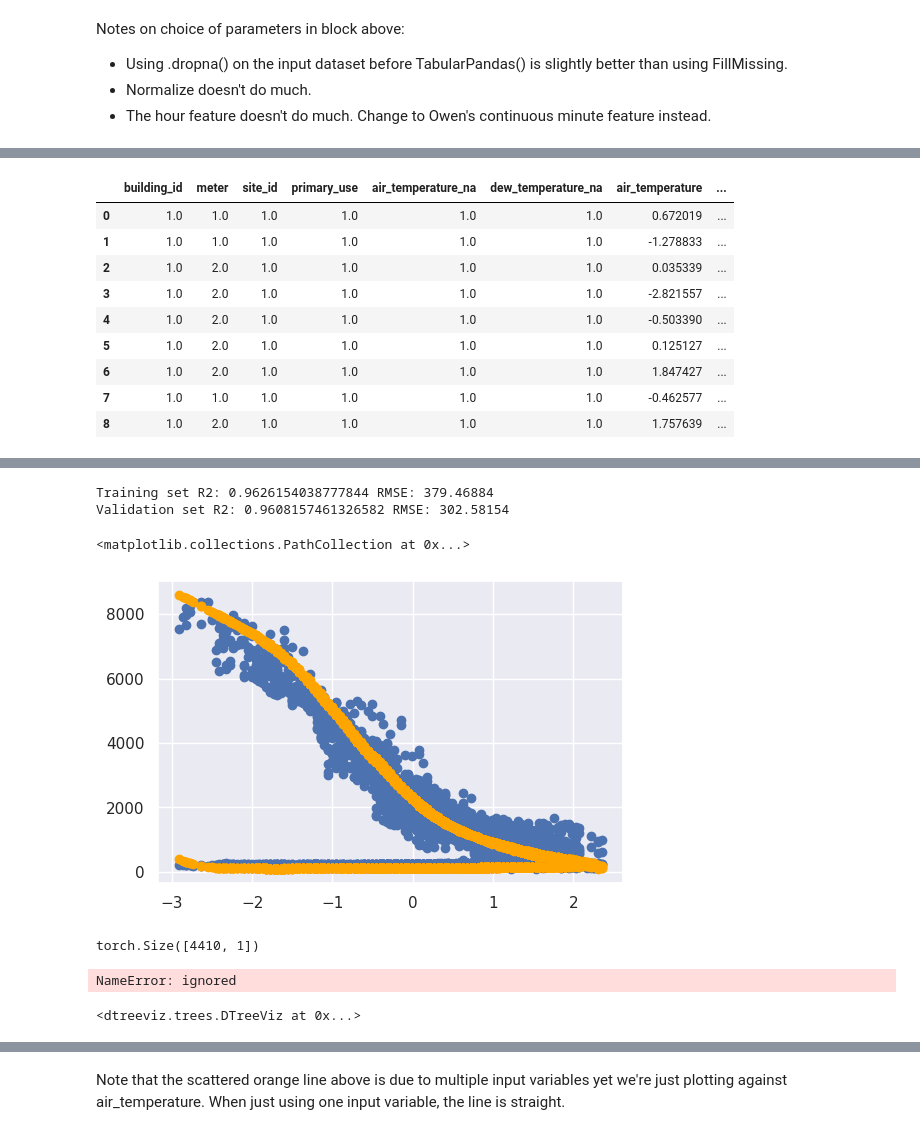
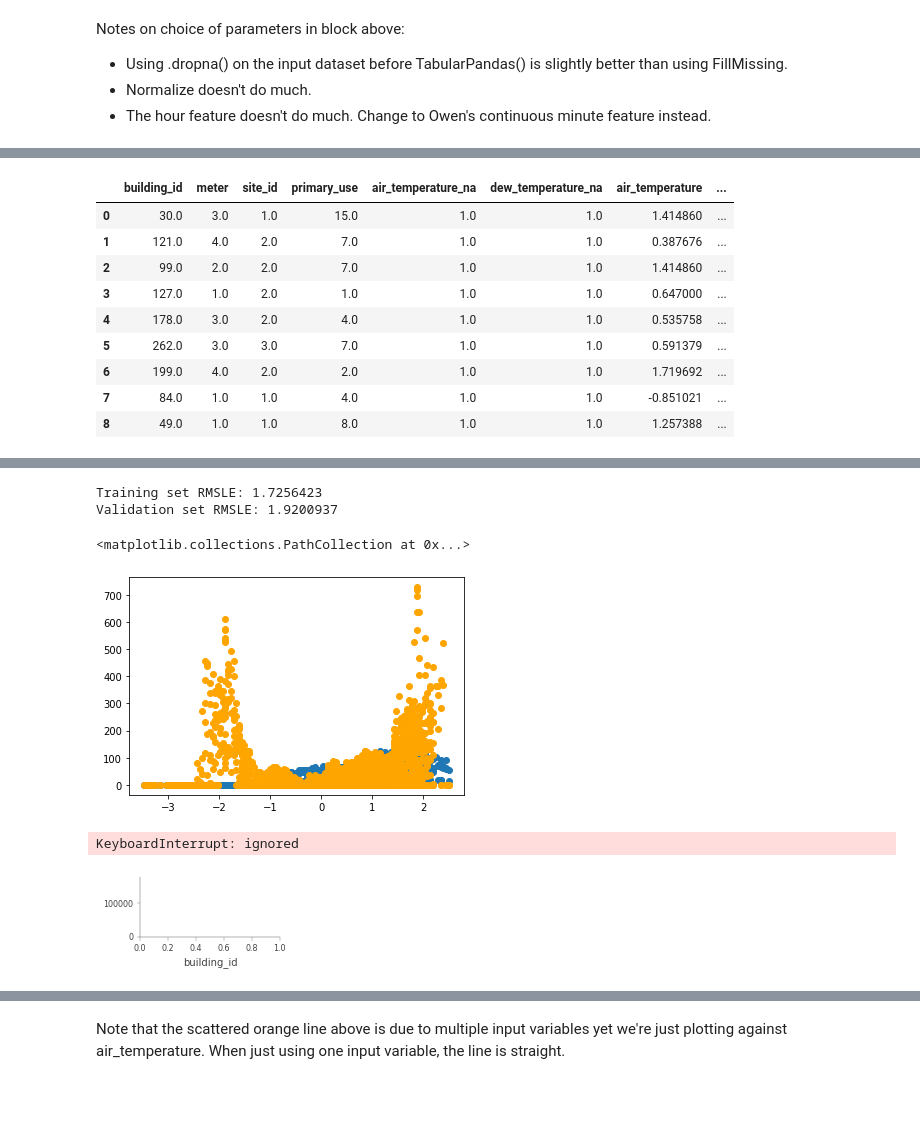
Before and after one commit to fastai-energetic-engineering/ashrae, a Jupyter notebook: ASHRAE_energy_fastai.ipynb, the cells around one changed output, grey strips where cells are left out. Saved outputs shown, nothing was run; the diff lists cells and outputs as text; code cells hidden in the pictures; blank space fills up the shorter version.

Commit message:
Time to stop training and start writing.

```diff
--- a/ASHRAE_energy_fastai.ipynb
+++ b/ASHRAE_energy_fastai.ipynb
@@ -108,0 +89,3 @@ OSError: ignored
+# %%
+%cd '/content/gdrive/MyDrive/Colab Notebooks/ashrae'
+train_valid = pd.read_parquet("feature_enhanced_train_combined.parquet.snappy")
@@ -161,7 +200,7 @@ splits1=MaskSplitter(train['timestamp'] >= '2016-07-01')(range_of(train))
 cat_names = ['building_id', 'meter', 'site_id', 'primary_use']
 #cont_names = ['timestamp', 'square_feet', 'year_built', 'floor_count', 'air_temperature', 'cloud_coverage', 'dew_temperature', 'precip_depth_1_hr', 'sea_level_pressure', 'wind_direction', 'wind_speed', 'time_diff', 'timestamp_gmt']
 cont_names = ['square_feet', 'year_built', 'floor_count', 'air_temperature', 'cloud_coverage', 'dew_temperature', 'precip_depth_1_hr', 'sea_level_pressure', 'wind_direction', 'wind_speed']
-cont_names = ['air_temperature', 'dew_temperature']
+cont_names = ['air_temperature', 'dew_temperature', 'square_feet', 'week_fraction', 'day_fraction']
 #cont,cat = cont_cat_split(train, 1, dep_var=dep_var)
 procs = [Categorify, FillMissing, Normalize]
 to1 = TabularPandas(train, procs=procs,
@@ -221,7 +242,7 @@ learn = tabular_learner(dls1, metrics=rmse)
 learn.summary()
 # Exploring the learning rates
 #learn.lr_find(stop_div=False)
-learn.fit_one_cycle(10, lr_max=.2)
+learn.fit_one_cycle(5, lr_max=.001)
 # %% [output]
 [interactive output not drawn]
 | epoch | train_loss | valid_loss | _rmse | time |
@@ -238,40 +272,41 @@ learn.fit_one_cycle(10, lr_max=.2)
 # %%
 learn.show_results()
-from sklearn.metrics import mean_squared_error, r2_score
+from sklearn.metrics import mean_squared_log_error
 
 xs,y = to1.train.xs,to1.train.y
 valid_xs,valid_y = to1.valid.xs,to1.valid.y
 
 y_pred,y_targs = learn.get_preds(ds_idx=0)
 valid_y_pred,valid_y_targs = learn.get_preds()
 
-print("Training set R2: " + str(r2_score(y_pred.detach().numpy(), y)) + " RMSE: " + str(mean_squared_error(y_pred.detach().numpy(), y, squared=False)))
-print("Validation set R2: " + str(r2_score(valid_y_pred.detach().numpy(), valid_y)) + " RMSE: " + str(mean_squared_error(valid_y_pred.detach().numpy(), valid_y, squared=False)))
+# Set negative values to 0 because the RMSLE metric can't handle negatives
+y_pred[y_pred<0]=0
+valid_y_pred[valid_y_pred<0]=0
+print("Training set RMSLE: " + str(np.sqrt(mean_squared_log_error(y_pred.detach().numpy(), y))))
+print("Validation set RMSLE: " + str(np.sqrt(mean_squared_log_error(valid_y_pred.detach().numpy(), valid_y))))
 
-plt.scatter(valid_xs['air_temperature'], valid_y)
-plt.scatter(valid_xs['air_temperature'], valid_y_pred.detach().numpy(), color='orange')
+building=2
+meter=2
+plt.scatter(valid_xs[(valid_xs['building_id']==building) & (valid_xs['meter']==meter)]['air_temperature'], valid_y.loc[valid_xs[(valid_xs['building_id']==building) & (valid_xs['meter']==meter)].index])
+plt.scatter(valid_xs[(valid_xs['building_id']==building) & (valid_xs['meter']==meter)]['air_temperature'], pd.DataFrame(valid_y_pred, index=valid_y.index).loc[valid_xs[(valid_xs['building_id']==building) & (valid_xs['meter']==meter)].index], color='orange')
 # %% [output]
 [interactive output not drawn]
 |  | building_id | meter | site_id | primary_use | air_temperature_na | dew_temperature_na | air_temperature | ... |
-| 0 | 1.0 | 1.0 | 1.0 | 1.0 | 1.0 | 1.0 | 0.672019 | ... |
-| 1 | 1.0 | 1.0 | 1.0 | 1.0 | 1.0 | 1.0 | -1.278833 | ... |
-| 2 | 1.0 | 2.0 | 1.0 | 1.0 | 1.0 | 1.0 | 0.035339 | ... |
-| 3 | 1.0 | 2.0 | 1.0 | 1.0 | 1.0 | 1.0 | -2.821557 | ... |
-| 4 | 1.0 | 2.0 | 1.0 | 1.0 | 1.0 | 1.0 | -0.503390 | ... |
-| 5 | 1.0 | 2.0 | 1.0 | 1.0 | 1.0 | 1.0 | 0.125127 | ... |
-| 6 | 1.0 | 2.0 | 1.0 | 1.0 | 1.0 | 1.0 | 1.847427 | ... |
-| 7 | 1.0 | 1.0 | 1.0 | 1.0 | 1.0 | 1.0 | -0.462577 | ... |
-| 8 | 1.0 | 2.0 | 1.0 | 1.0 | 1.0 | 1.0 | 1.757639 | ... |
+| 0 | 30.0 | 3.0 | 1.0 | 15.0 | 1.0 | 1.0 | 1.414860 | ... |
+| 1 | 121.0 | 4.0 | 2.0 | 7.0 | 1.0 | 1.0 | 0.387676 | ... |
+| 2 | 99.0 | 2.0 | 2.0 | 7.0 | 1.0 | 1.0 | 1.414860 | ... |
+| 3 | 127.0 | 1.0 | 2.0 | 1.0 | 1.0 | 1.0 | 0.647000 | ... |
+| 4 | 178.0 | 3.0 | 2.0 | 4.0 | 1.0 | 1.0 | 0.535758 | ... |
+| 5 | 262.0 | 3.0 | 3.0 | 7.0 | 1.0 | 1.0 | 0.591379 | ... |
+| 6 | 199.0 | 4.0 | 2.0 | 2.0 | 1.0 | 1.0 | 1.719692 | ... |
+| 7 | 84.0 | 1.0 | 1.0 | 4.0 | 1.0 | 1.0 | -0.851021 | ... |
+| 8 | 49.0 | 1.0 | 1.0 | 8.0 | 1.0 | 1.0 | 1.257388 | ... |
 [interactive output not drawn]
 [interactive output not drawn]
-Training set R2: 0.9626154038777844 RMSE: 379.46884
-Validation set R2: 0.9608157461326582 RMSE: 302.58154
+Training set RMSLE: 1.7256423
+Validation set RMSLE: 1.9200937
 <matplotlib.collections.PathCollection at 0x...>
-[figure, old version]
+[figure, new version]
-# %%
-y_targs.shape
-# %% [output]
-torch.Size([4410, 1])
 # %%
 # Train a fast.ai decision tree
 xs,y = to1.train.xs,to1.train.y
@@ -280,15 +315,15 @@ m = DecisionTreeRegressor(min_samples_leaf=100)
 m.fit(xs, y);
-# %%
-plot_tree(m, xs, size=10, leaves_parallel=True, precision=2)
-# %% [output]
-NameError: ignored
 # %%
 samp_idx = np.random.permutation(len(y))[:500]
-dtreeviz(m, xs.iloc[samp_idx], y.iloc[samp_idx], xs.columns, 'meter_reading',
+dtreeviz(m, xs, y, xs.columns, 'meter_reading',
         fontname='DejaVu Sans', scale=1.6, label_fontsize=10,
         orientation='LR')
+#dtreeviz(m, xs.iloc[samp_idx], y.iloc[samp_idx], xs.columns, 'meter_reading',
+#        fontname='DejaVu Sans', scale=1.6, label_fontsize=10,
+#        orientation='LR')
 # %% [output]
-<dtreeviz.trees.DTreeViz at 0x...>
+KeyboardInterrupt: ignored
+[figure, added]
 # %%
 def rf_feat_importance(m, df):
     return pd.DataFrame({'cols':df.columns, 'imp':m.feature_importances_}
```
Also changed, not shown: parts of 17 cells of this notebook.
